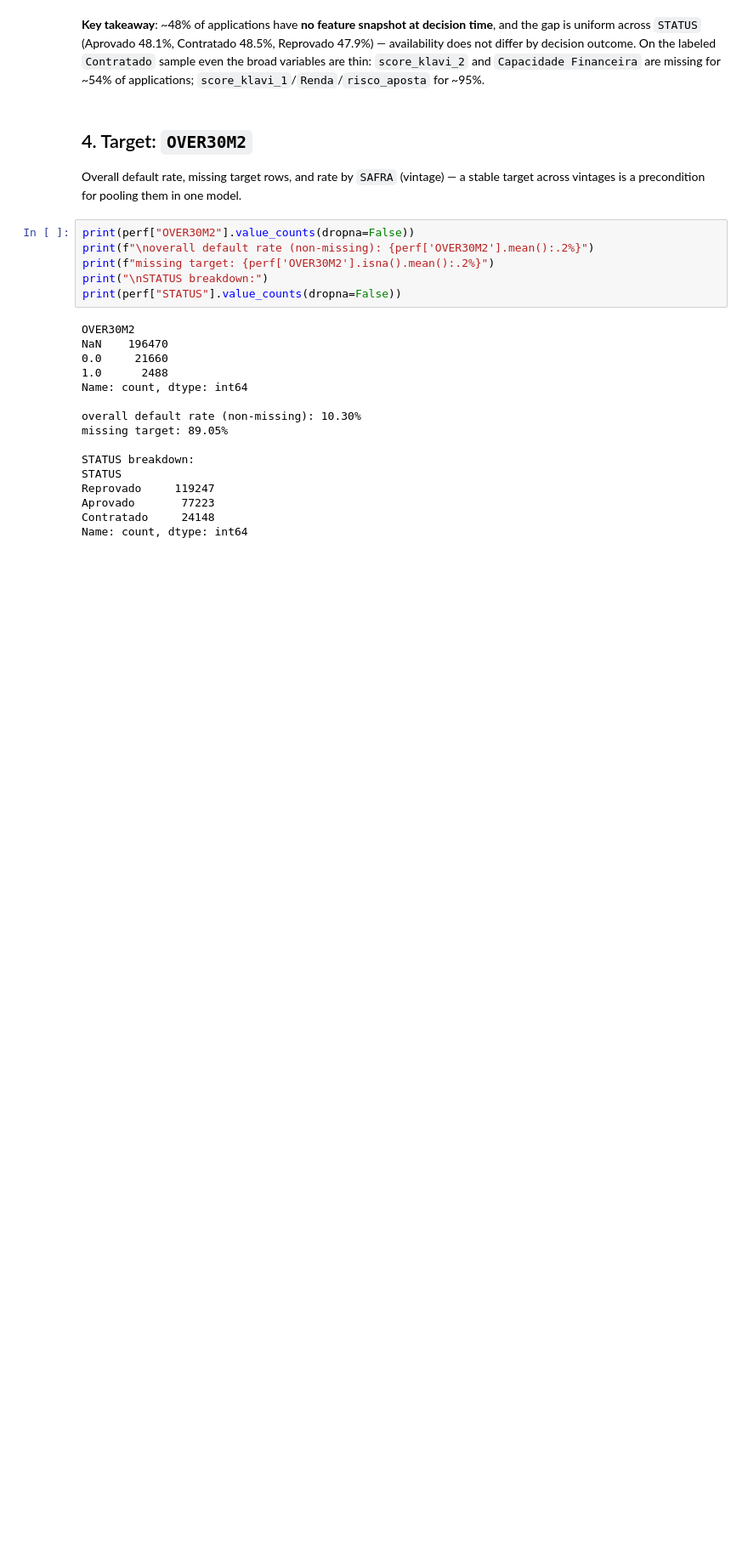
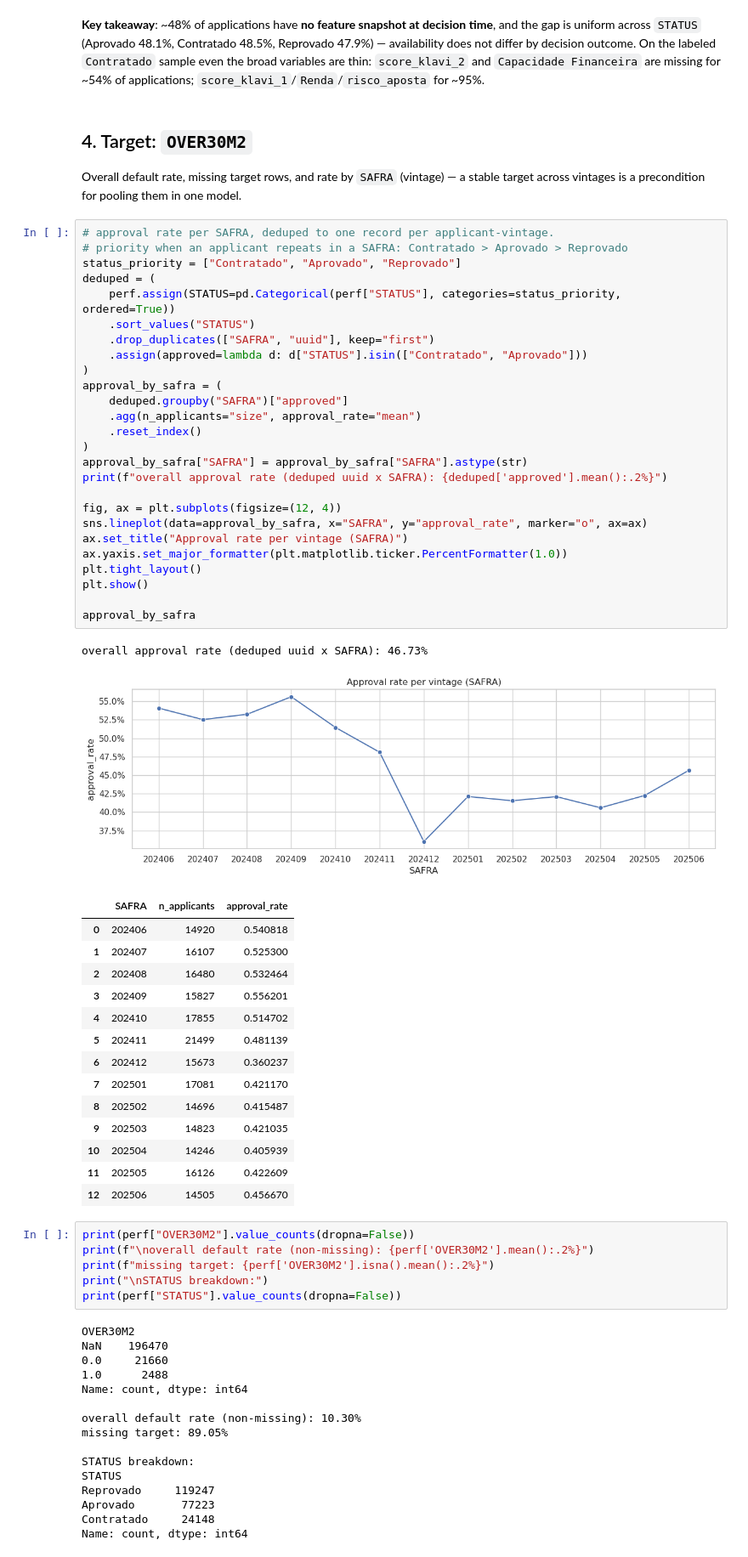
Before and after one commit to nocedan/credit-policy-analisys, a Jupyter notebook: notebooks/1.0-dn-initial-data-exploration.ipynb, the cells around one changed output. Shown at 85% size. Cells and saved outputs as stored; diff of their text form; blank space fills up the shorter version.

```diff
--- a/notebooks/1.0-dn-initial-data-exploration.ipynb
+++ b/notebooks/1.0-dn-initial-data-exploration.ipynb
@@ -191,6 +200,49 @@ coverage_pct
 ## 4. Target: `OVER30M2`
 
 Overall default rate, missing target rows, and rate by `SAFRA` (vintage) — a stable target across vintages is a precondition for pooling them in one model.
+# %%
+# approval rate per SAFRA, deduped to one record per applicant-vintage.
+# priority when an applicant repeats in a SAFRA: Contratado > Aprovado > Reprovado
+status_priority = ["Contratado", "Aprovado", "Reprovado"]
+deduped = (
+    perf.assign(STATUS=pd.Categorical(perf["STATUS"], categories=status_priority, ordered=True))
+    .sort_values("STATUS")
+    .drop_duplicates(["SAFRA", "uuid"], keep="first")
+    .assign(approved=lambda d: d["STATUS"].isin(["Contratado", "Aprovado"]))
+)
+approval_by_safra = (
+    deduped.groupby("SAFRA")["approved"]
+    .agg(n_applicants="size", approval_rate="mean")
+    .reset_index()
+)
+approval_by_safra["SAFRA"] = approval_by_safra["SAFRA"].astype(str)
+print(f"overall approval rate (deduped uuid x SAFRA): {deduped['approved'].mean():.2%}")
+
+fig, ax = plt.subplots(figsize=(12, 4))
+sns.lineplot(data=approval_by_safra, x="SAFRA", y="approval_rate", marker="o", ax=ax)
+ax.set_title("Approval rate per vintage (SAFRA)")
+ax.yaxis.set_major_formatter(plt.matplotlib.ticker.PercentFormatter(1.0))
+plt.tight_layout()
+plt.show()
+
+approval_by_safra
+# %% [output]
+overall approval rate (deduped uuid x SAFRA): 46.73%
+[figure, added]
+|  | SAFRA | n_applicants | approval_rate |
+| 0 | 202406 | 14920 | 0.540818 |
+| 1 | 202407 | 16107 | 0.525300 |
+| 2 | 202408 | 16480 | 0.532464 |
+| 3 | 202409 | 15827 | 0.556201 |
+| 4 | 202410 | 17855 | 0.514702 |
+| 5 | 202411 | 21499 | 0.481139 |
+| 6 | 202412 | 15673 | 0.360237 |
+| 7 | 202501 | 17081 | 0.421170 |
+| 8 | 202502 | 14696 | 0.415487 |
+| 9 | 202503 | 14823 | 0.421035 |
+| 10 | 202504 | 14246 | 0.405939 |
+| 11 | 202505 | 16126 | 0.422609 |
+| 12 | 202506 | 14505 | 0.456670 |
 # %%
 print(perf["OVER30M2"].value_counts(dropna=False))
 print(f"\noverall default rate (non-missing): {perf['OVER30M2'].mean():.2%}")
```
Also changed, not shown: parts of 14 cells of this notebook, 1 other file.
